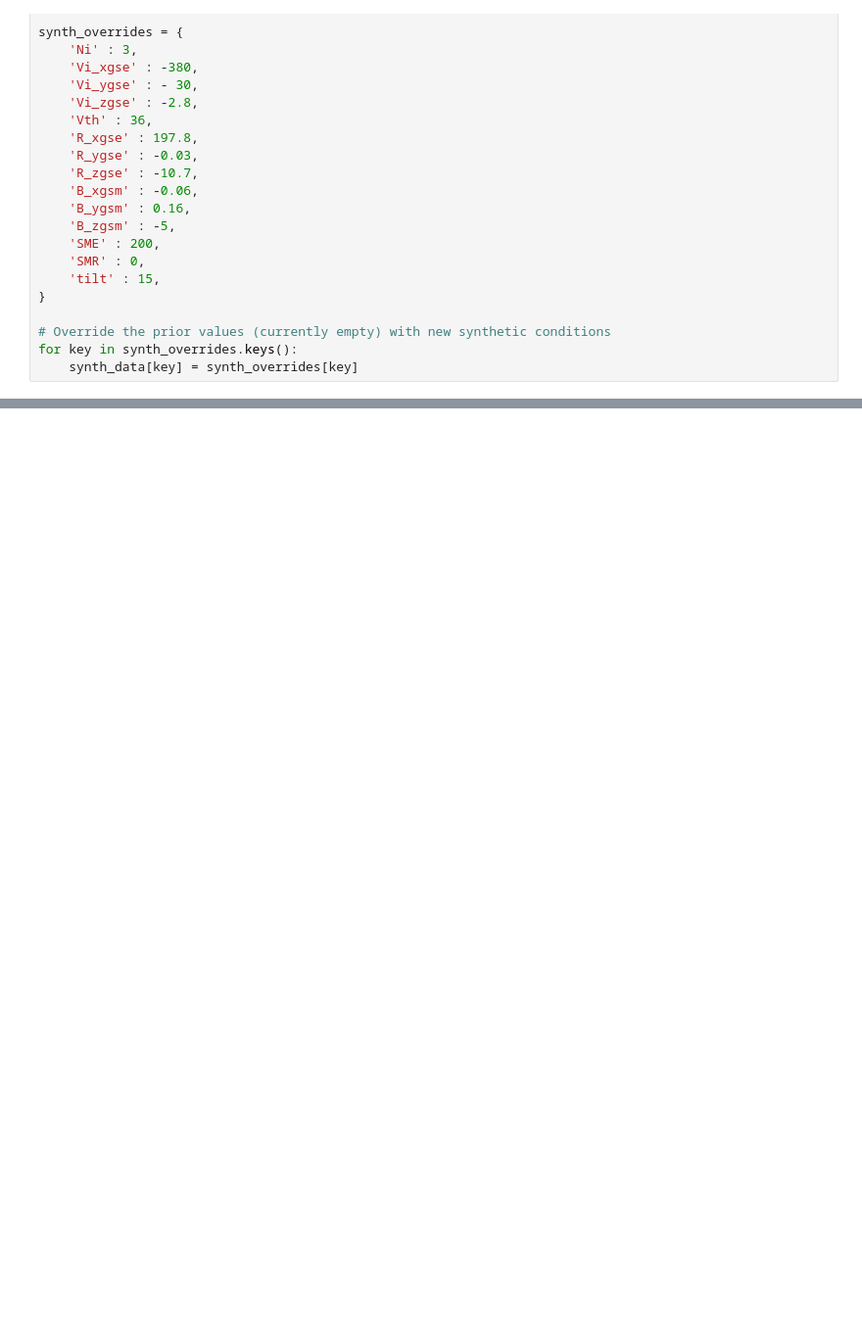
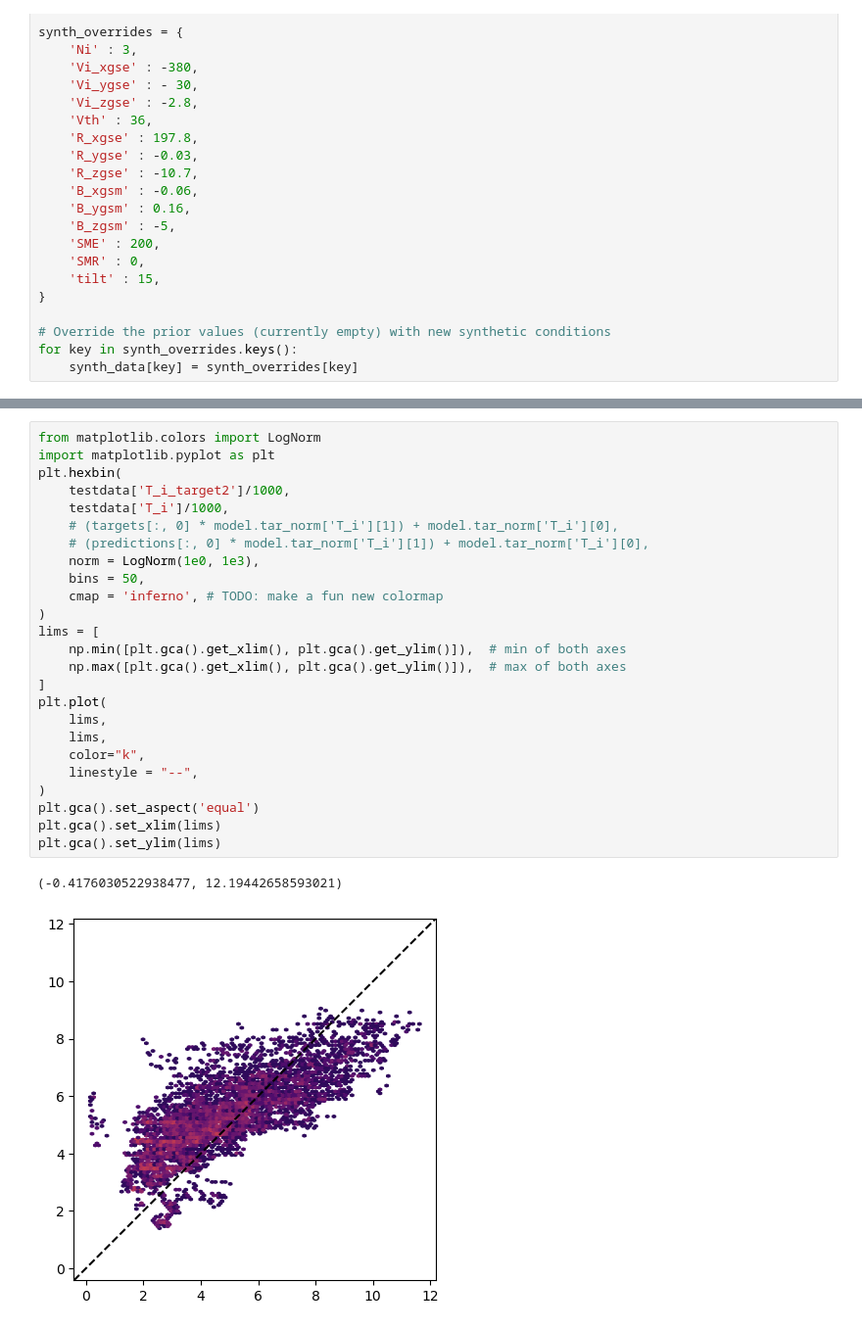
Before and after one commit to connor-obrien888/prime, a Jupyter notebook: prime_lib/notebooks/plasmasheet.ipynb, the cells around one changed output, grey strips where cells are left out. Shown at 98% size. Saved outputs shown, nothing was run; the diff lists cells and outputs as text; blank space fills up the shorter version.

```diff
--- a/prime_lib/notebooks/plasmasheet.ipynb
+++ b/prime_lib/notebooks/plasmasheet.ipynb
@@ -177,0 +375,28 @@ cbar.ax.tick_params(labelsize=14)
+# %%
+from matplotlib.colors import LogNorm
+import matplotlib.pyplot as plt
+plt.hexbin(
+    testdata['T_i_target2']/1000,
+    testdata['T_i']/1000,
+    # (targets[:, 0] * model.tar_norm['T_i'][1]) + model.tar_norm['T_i'][0],
+    # (predictions[:, 0] * model.tar_norm['T_i'][1]) + model.tar_norm['T_i'][0],
+    norm = LogNorm(1e0, 1e3),
+    bins = 50,
+    cmap = 'inferno', # TODO: make a fun new colormap
+)
+lims = [
+    np.min([plt.gca().get_xlim(), plt.gca().get_ylim()]),  # min of both axes
+    np.max([plt.gca().get_xlim(), plt.gca().get_ylim()]),  # max of both axes
+]
+plt.plot(
+    lims,
+    lims,
+    color="k",
+    linestyle = "--",
+)
+plt.gca().set_aspect('equal')
+plt.gca().set_xlim(lims)
+plt.gca().set_ylim(lims)
+# %% [output]
+(-0.4176030522938477, 12.19442658593021)
+[figure, added]
```
Also changed, not shown: parts of 22 cells of this notebook, 16 other files.
